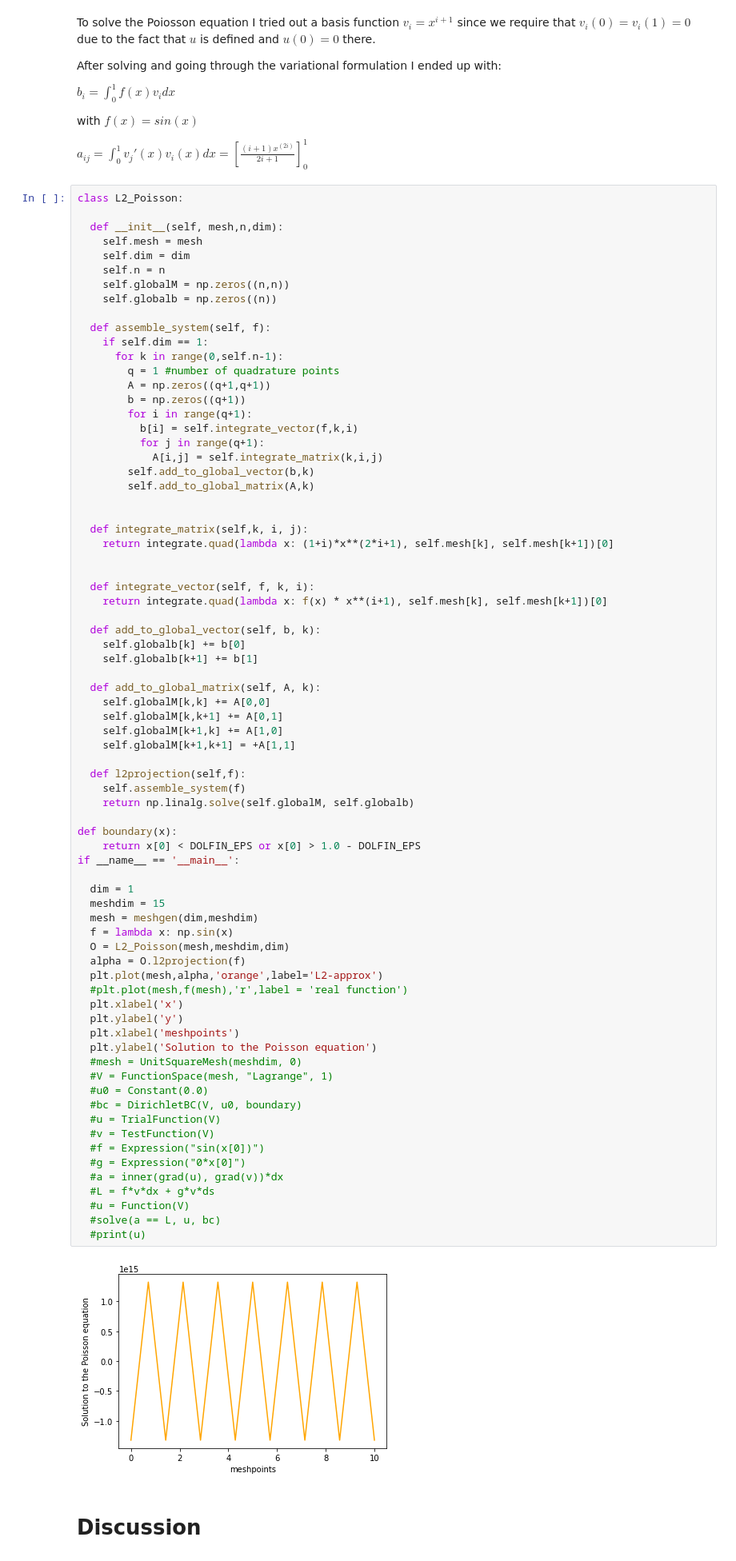
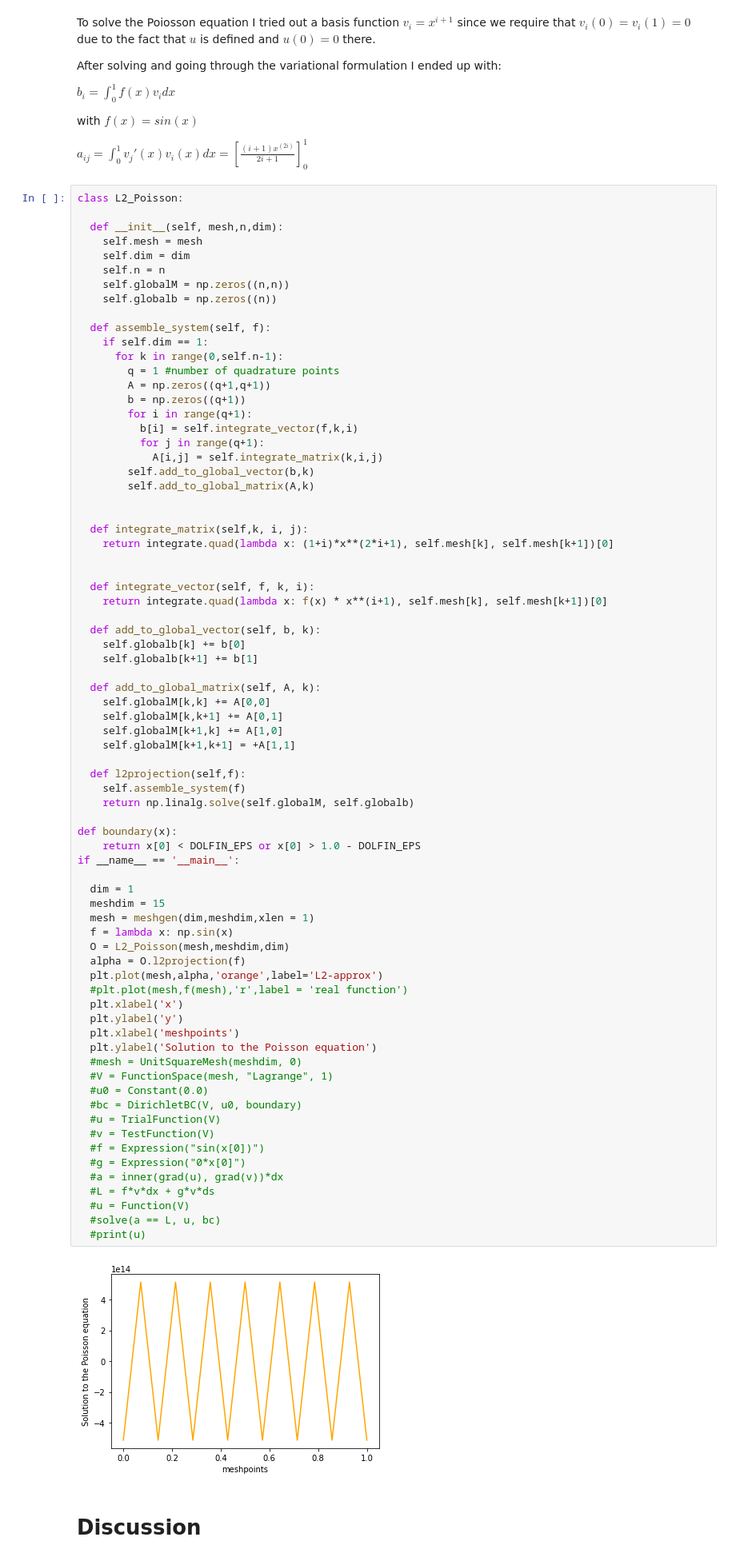
Before and after one commit to johanhoffman/DD2363_VT21, a Jupyter notebook: LeoBergman_Lab4_poisson.ipynb, the cells around one changed output. Shown at 80% size. Saved outputs shown, nothing was run; the diff lists cells and outputs as text.

```diff
--- a/LeoBergman_Lab4_poisson.ipynb
+++ b/LeoBergman_Lab4_poisson.ipynb
@@ -307,35 +307,35 @@ class L2_Poisson:
 
 def boundary(x):
     return x[0] < DOLFIN_EPS or x[0] > 1.0 - DOLFIN_EPS
 if __name__ == '__main__':
 
   dim = 1
   meshdim = 15
-  mesh = meshgen(dim,meshdim)
+  mesh = meshgen(dim,meshdim,xlen = 1)
   f = lambda x: np.sin(x)
   O = L2_Poisson(mesh,meshdim,dim)
   alpha = O.l2projection(f)
   plt.plot(mesh,alpha,'orange',label='L2-approx')
   #plt.plot(mesh,f(mesh),'r',label = 'real function')
   plt.xlabel('x')
   plt.ylabel('y')
   plt.xlabel('meshpoints')
   plt.ylabel('Solution to the Poisson equation')
   #mesh = UnitSquareMesh(meshdim, 0)
   #V = FunctionSpace(mesh, "Lagrange", 1)
   #u0 = Constant(0.0)
   #bc = DirichletBC(V, u0, boundary)
   #u = TrialFunction(V)
   #v = TestFunction(V)
   #f = Expression("sin(x[0])")
   #g = Expression("0*x[0]")
   #a = inner(grad(u), grad(v))*dx
   #L = f*v*dx + g*v*ds
   #u = Function(V)
   #solve(a == L, u, bc)
   #print(u)
 # %% [output]
-[figure, old version]
+[figure, new version]
 # %% [markdown]
 # **Discussion**
 # %% [markdown]
```
Also changed, not shown: parts of 1 cell of this notebook.
